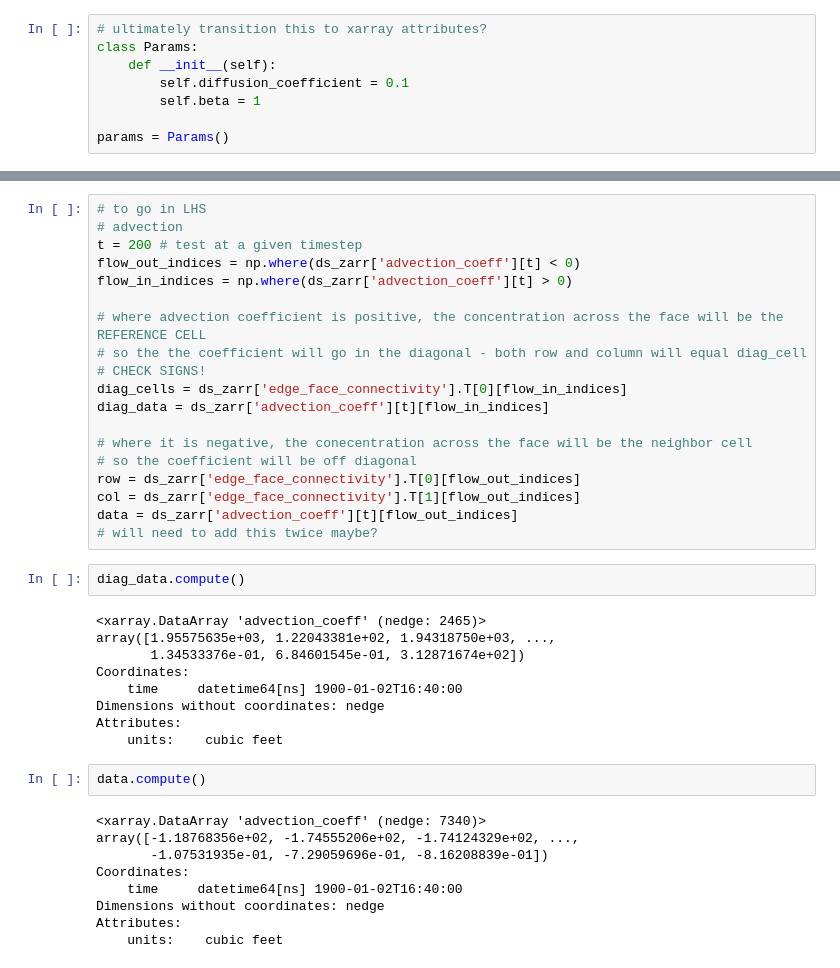
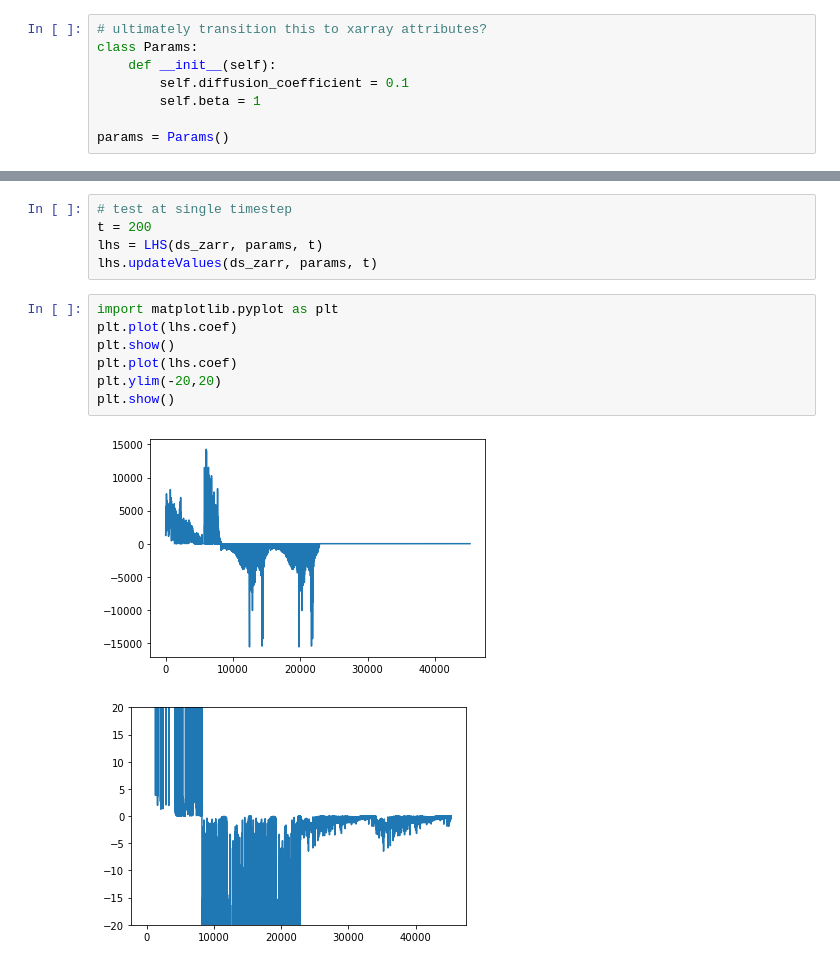
Before and after one commit to EcohydrologyTeam/ClearWater-riverine, a Jupyter notebook: examples/Sparse_Matrix_Framework.ipynb, the cells around one changed output, grey strips where cells are left out. Drawn from its saved outputs; the diff is of its cells as text.

```diff
--- a/examples/Sparse_Matrix_Framework.ipynb
+++ b/examples/Sparse_Matrix_Framework.ipynb
@@ -132,41 +220,15 @@ To do:
-# %%
-# to go in LHS
-# advection
-t = 200 # test at a given timestep
-flow_out_indices = np.where(ds_zarr['advection_coeff'][t] < 0)
-flow_in_indices = np.where(ds_zarr['advection_coeff'][t] > 0)
-
-# where advection coefficient is positive, the concentration across the face will be the REFERENCE CELL
-# so the the coefficient will go in the diagonal - both row and column will equal diag_cell
-# CHECK SIGNS!
-diag_cells = ds_zarr['edge_face_connectivity'].T[0][flow_in_indices]
-diag_data = ds_zarr['advection_coeff'][t][flow_in_indices]
-
-# where it is negative, the conecentration across the face will be the neighbor cell
-# so the coefficient will be off diagonal
-row = ds_zarr['edge_face_connectivity'].T[0][flow_out_indices]
-col = ds_zarr['edge_face_connectivity'].T[1][flow_out_indices]
-data = ds_zarr['advection_coeff'][t][flow_out_indices]
-# will need to add this twice maybe?
-# %%
-diag_data.compute()
-# %% [output]
-<xarray.DataArray 'advection_coeff' (nedge: 2465)>
-array([1.95575635e+03, 1.22043381e+02, 1.94318750e+03, ...,
-       1.34533376e-01, 6.84601545e-01, 3.12871674e+02])
-Coordinates:
-    time     datetime64[ns] 1900-01-02T16:40:00
-Dimensions without coordinates: nedge
-Attributes:
-    units:    cubic feet
-# %%
-data.compute()
-# %% [output]
-<xarray.DataArray 'advection_coeff' (nedge: 7340)>
-array([-1.18768356e+02, -1.74555206e+02, -1.74124329e+02, ...,
-       -1.07531935e-01, -7.29059696e-01, -8.16208839e-01])
-Coordinates:
-    time     datetime64[ns] 1900-01-02T16:40:00
-Dimensions without coordinates: nedge
-Attributes:
-    units:    cubic feet
+# %%
+# test at single timestep
+t = 200
+lhs = LHS(ds_zarr, params, t)
+lhs.updateValues(ds_zarr, params, t)
+# %%
+import matplotlib.pyplot as plt
+plt.plot(lhs.coef)
+plt.show()
+plt.plot(lhs.coef)
+plt.ylim(-20,20)
+plt.show()
+# %% [output]
+[figure, added]
+[figure, added]
```
Also changed, not shown: parts of 9 cells of this notebook, 2 other files.
